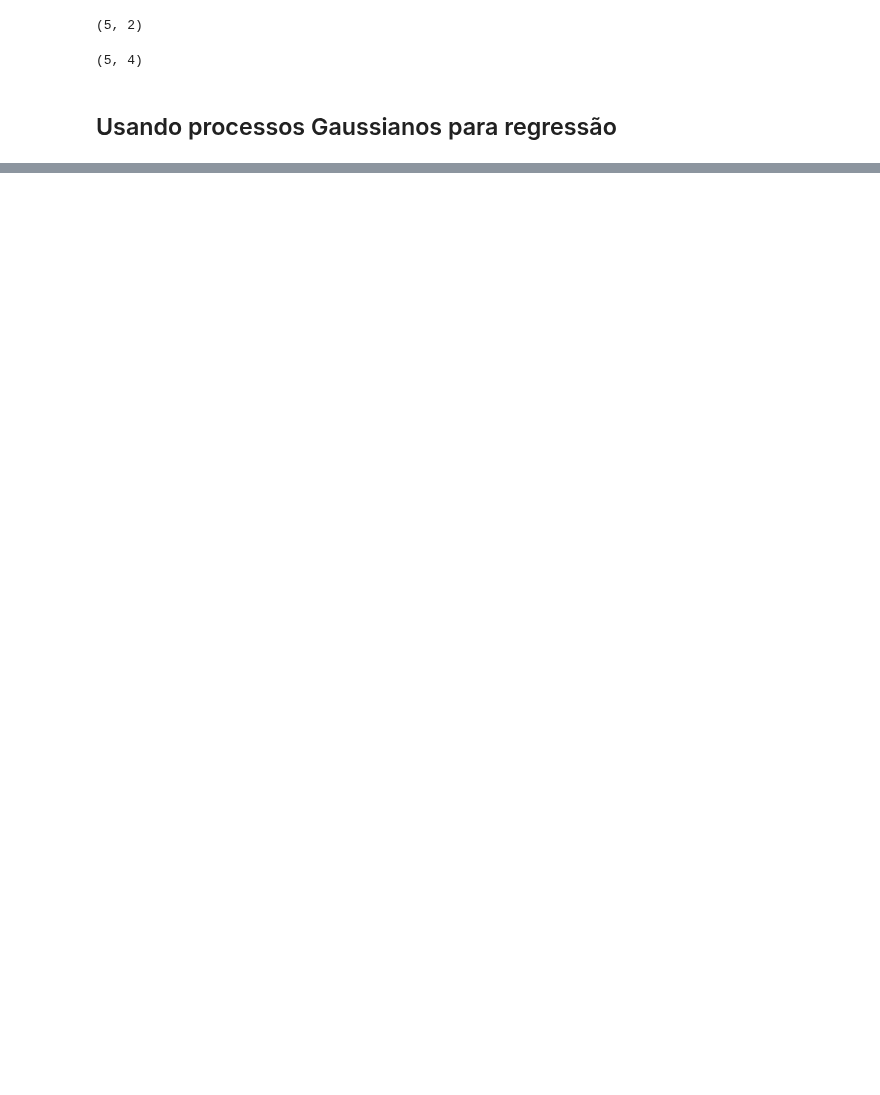
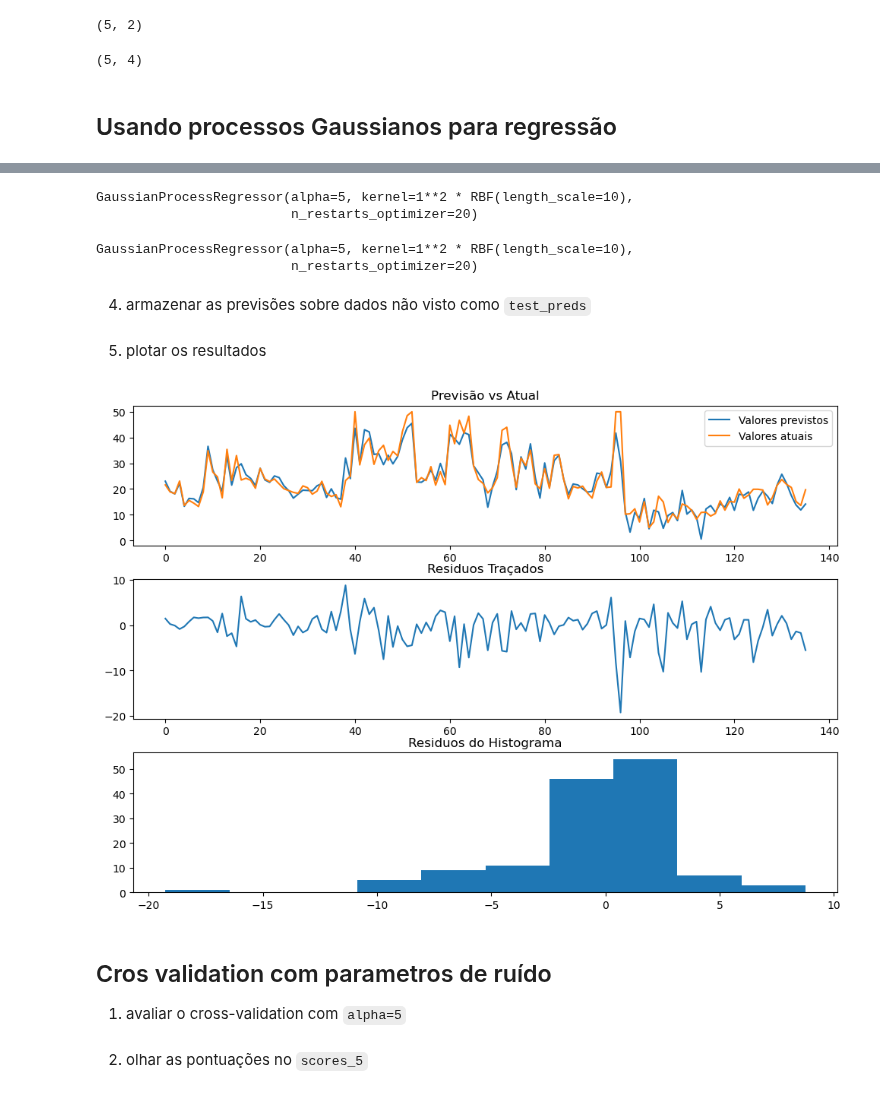
Before and after one commit to samirsaravia/AL-Calc, a Jupyter notebook: ML/scikit-learn/scikit_4.ipynb, the cells around one changed output, grey strips where cells are left out. Cells and saved outputs as stored; diff of their text form; code cells hidden in the pictures; blank space fills up the shorter version.

```diff
--- a/ML/scikit-learn/scikit_4.ipynb
+++ b/ML/scikit-learn/scikit_4.ipynb
@@ -95,0 +132,2 @@ iris_data[:5].shape
+# %%
+nucleo_misturado = kernel = CK(1.0, (1e-4,1e4)) * RBF(10, (1e-4, 1e4))
@@ -95,0 +136,19 @@ iris_data[:5].shape
+# %%
+gpr =  GaussianProcessRegressor(alpha=5,
+                                n_restarts_optimizer=20,
+                                kernel = nucleo_misturado)
+gpr
+# %% [output]
+GaussianProcessRegressor(alpha=5, kernel=1**2 * RBF(length_scale=10),
+                         n_restarts_optimizer=20)
+# %%
+gpr.fit(boston_x[train_set], boston_y[train_set])
+# %% [output]
+GaussianProcessRegressor(alpha=5, kernel=1**2 * RBF(length_scale=10),
+                         n_restarts_optimizer=20)
+# %% [markdown]
+4. armazenar as previsões sobre dados não visto como `test_preds`
+# %%
+test_preds = gpr.predict(boston_x[~train_set])
+# %% [markdown]
+5. plotar os resultados
@@ -95,0 +160,19 @@ iris_data[:5].shape
+# %%
+f, ax = plt.subplots(figsize=(10,7), nrows=3)
+f.tight_layout()
+ax[0].plot(range(len(test_preds)), test_preds, label="Valores previstos")
+ax[0].plot(range(len(test_preds)), boston_y[~train_set], label="Valores atuais")
+ax[0].set_title("Previsão vs Atual")
+ax[0].legend(loc='best')
+
+ax[1].plot(range(len(test_preds)), test_preds - boston_y[~train_set])
+ax[1].set_title("Residuos Traçados")
+ax[2].hist(test_preds - boston_y[~train_set])
+ax[2].set_title("Residuos do Histograma")
+plt.show()
+# %% [output]
+[figure, added]
+# %% [markdown]
+## Cros validation com parametros de ruído
+
+1. avaliar o cross-validation com `alpha=5`
@@ -95,0 +191,2 @@ iris_data[:5].shape
+# %% [markdown]
+2. olhar as pontuações no `scores_5`
```
Also changed, not shown: parts of 56 cells of this notebook, 2 other files.
